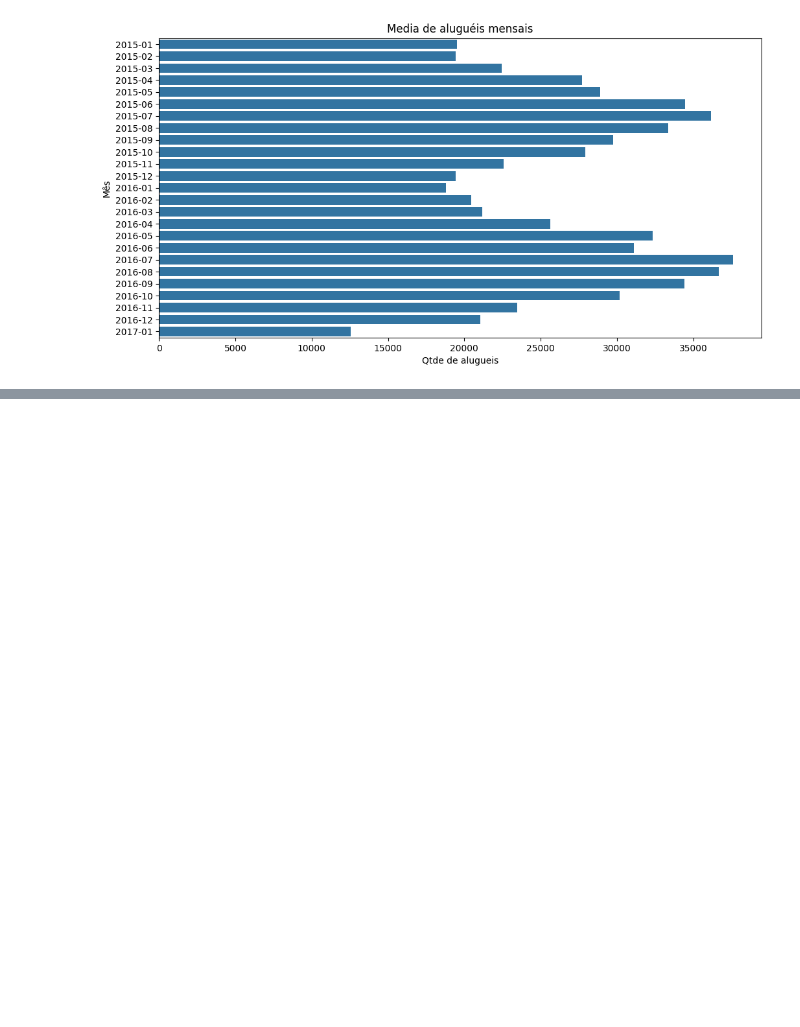
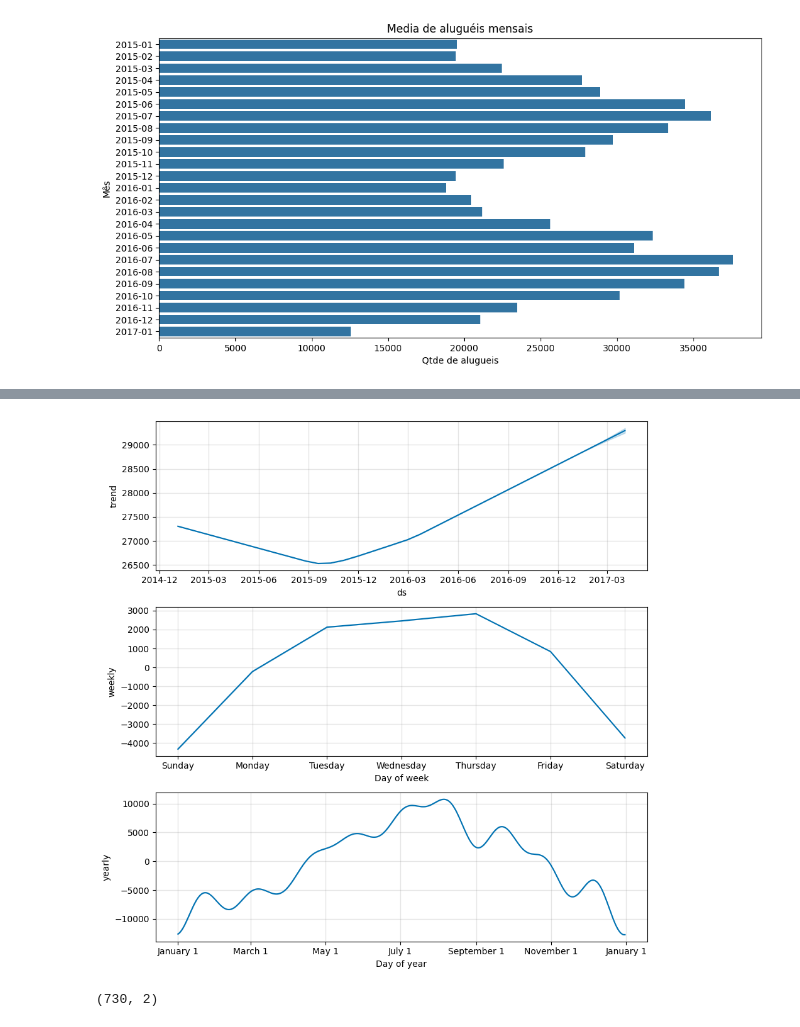
Before and after one commit to cauancalmeida/Data_Science_studies, a Jupyter notebook: Analisando_e_Prevendo_series_temporais.ipynb, the cells around one changed output, grey strips where cells are left out. Cells and saved outputs as stored; diff of their text form; code cells hidden in the pictures; blank space fills up the shorter version.

```diff
--- a/Analisando_e_Prevendo_series_temporais.ipynb
+++ b/Analisando_e_Prevendo_series_temporais.ipynb
@@ -599,0 +679,10 @@ plt.show()
+# %%
+#visualizando os componentes da previsão
+fig2 = modelo.plot_components(previsoes)
+# %% [output]
+[figure, added]
+# %%
+#visualizando o tamanho do df para separação entre treino e teste
+df_prophet.shape
+# %% [output]
+(730, 2)
```
Also changed, not shown: parts of 22 cells of this notebook.
